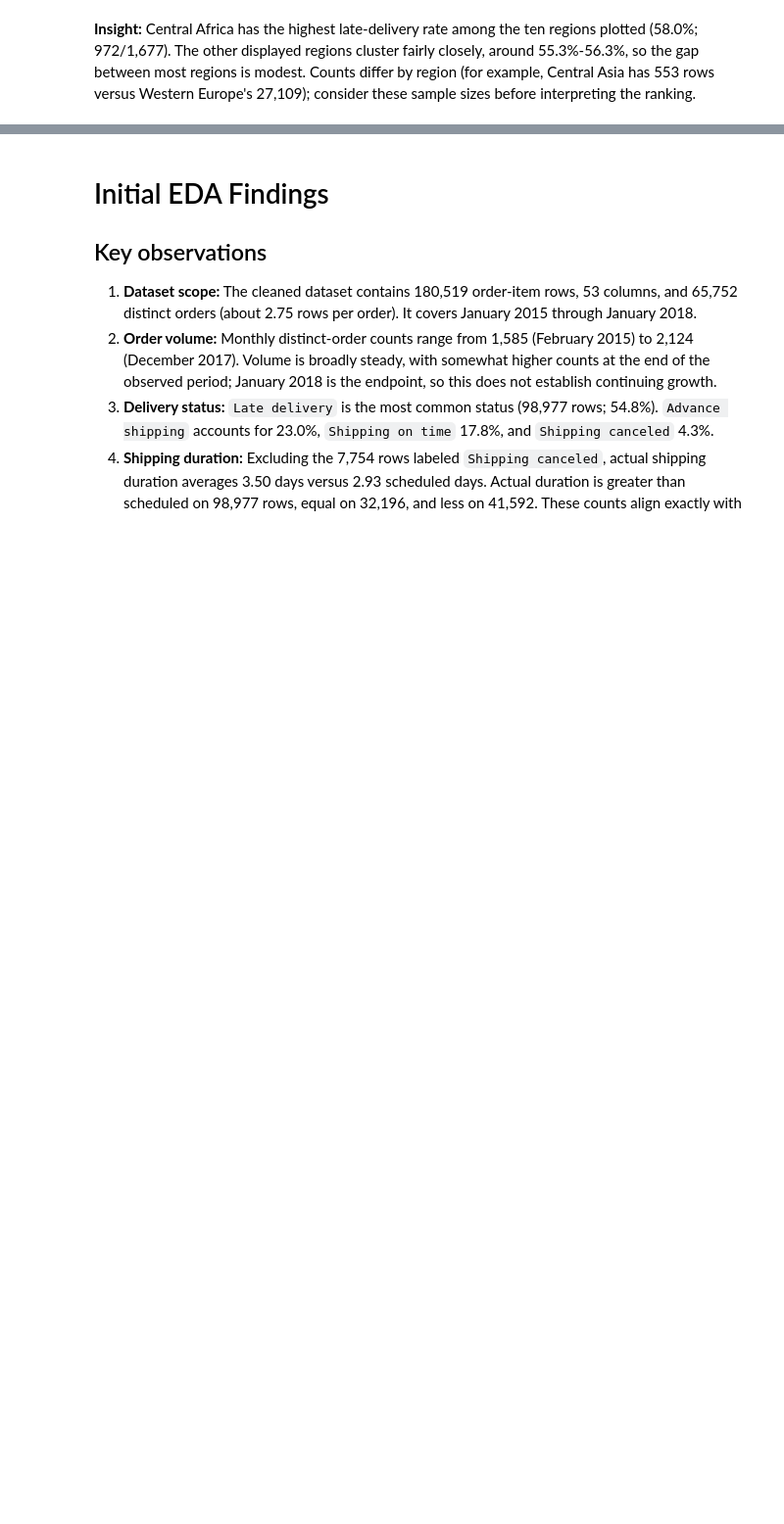
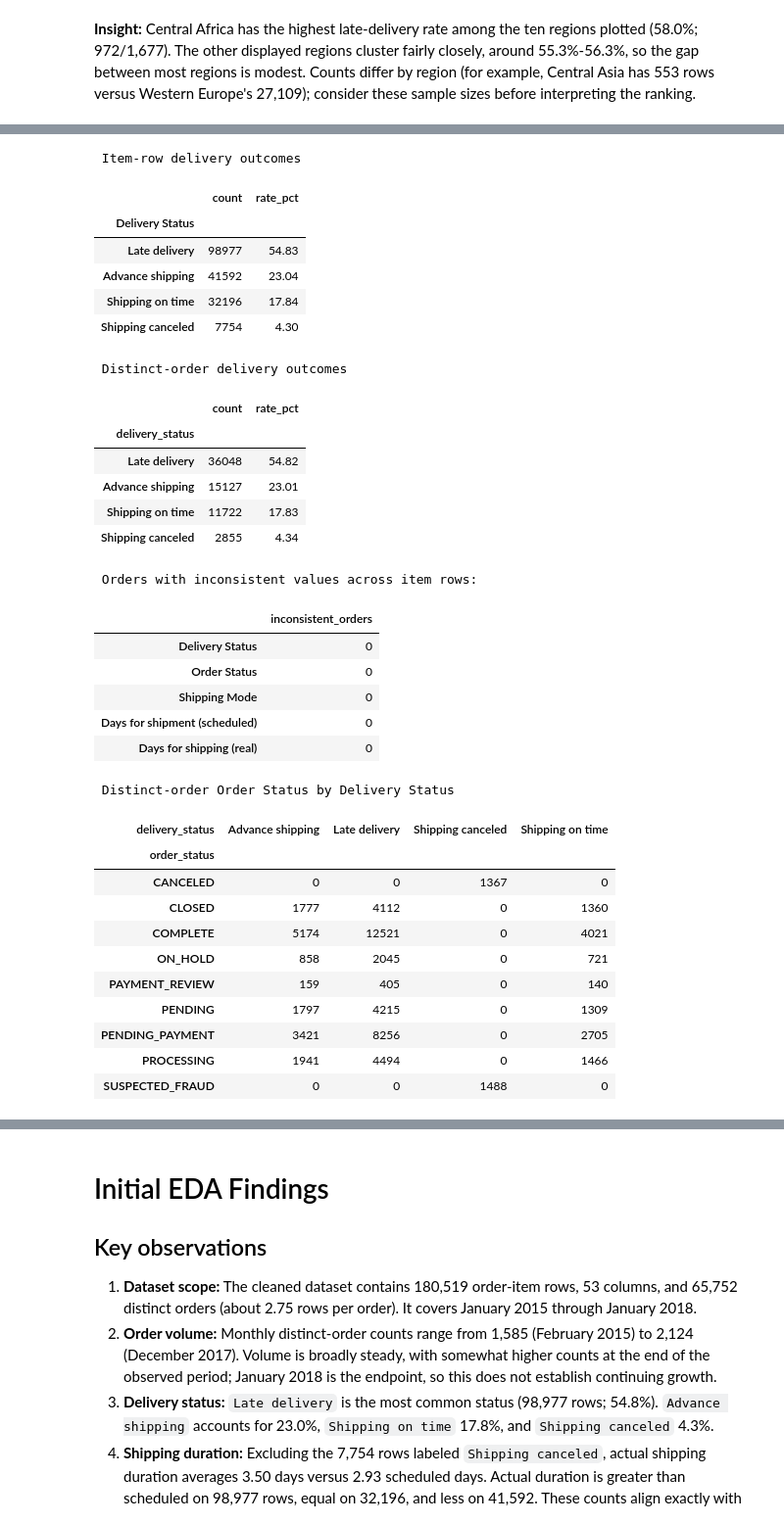
Before and after one commit to Hemanth-187/E-commerce-Delivery-Logistics-Performance-Analysis, a Jupyter notebook: notebooks/Initial_EDA.ipynb, the cells around one changed output, grey strips where cells are left out. Shown at 98% size. Drawn from its saved outputs; the diff is of its cells as text; code cells hidden in the pictures; blank space fills up the shorter version.

```diff
--- a/notebooks/Initial_EDA.ipynb
+++ b/notebooks/Initial_EDA.ipynb
@@ -379,0 +384,69 @@ West Asia             6009       3322      55.283741
+# %%
+order_level_eda = (
+    df.groupby("Order Id", as_index=False)
+      .agg(
+          delivery_status=("Delivery Status", "first"),
+          order_status=("Order Status", "first"),
+          shipping_mode=("Shipping Mode", "first"),
+          scheduled_days=("Days for shipment (scheduled)", "first"),
+          actual_days=("Days for shipping (real)", "first"),
+          order_date=("order date (DateOrders)", "first"),
+          item_count=("Order Item Id", "size")
+      )
+)
+
+row_status = df["Delivery Status"].value_counts().rename("count").to_frame()
+row_status["rate_pct"] = df["Delivery Status"].value_counts(normalize=True).mul(100)
+order_status_summary = order_level_eda["delivery_status"].value_counts().rename("count").to_frame()
+order_status_summary["rate_pct"] = (
+    order_level_eda["delivery_status"].value_counts(normalize=True).mul(100)
+)
+print("\n Item-row delivery outcomes")
+display(row_status.round(2))
+print("\n Distinct-order delivery outcomes")
+display(order_status_summary.round(2))
+
+order_fields = [
+    "Delivery Status", "Order Status", "Shipping Mode",
+    "Days for shipment (scheduled)", "Days for shipping (real)"
+]
+inconsistent_order_counts = df.groupby("Order Id")[order_fields].nunique().gt(1).sum()
+print("\n Orders with inconsistent values across item rows:")
+display(inconsistent_order_counts.rename("inconsistent_orders").to_frame())
+
+print("\n Distinct-order Order Status by Delivery Status")
+display(pd.crosstab(order_level_eda["order_status"], order_level_eda["delivery_status"]))
+# %% [output]
+ Item-row delivery outcomes
+|  | count | rate_pct |
+| Delivery Status |  |  |
+| Late delivery | 98977 | 54.83 |
+| Advance shipping | 41592 | 23.04 |
+| Shipping on time | 32196 | 17.84 |
+| Shipping canceled | 7754 | 4.30 |
+ Distinct-order delivery outcomes
+|  | count | rate_pct |
+| delivery_status |  |  |
+| Late delivery | 36048 | 54.82 |
+| Advance shipping | 15127 | 23.01 |
+| Shipping on time | 11722 | 17.83 |
+| Shipping canceled | 2855 | 4.34 |
+ Orders with inconsistent values across item rows:
+|  | inconsistent_orders |
+| Delivery Status | 0 |
+| Order Status | 0 |
+| Shipping Mode | 0 |
+| Days for shipment (scheduled) | 0 |
+| Days for shipping (real) | 0 |
+ Distinct-order Order Status by Delivery Status
+| delivery_status | Advance shipping | Late delivery | Shipping canceled | Shipping on time |
+| order_status |  |  |  |  |
+| CANCELED | 0 | 0 | 1367 | 0 |
+| CLOSED | 1777 | 4112 | 0 | 1360 |
+| COMPLETE | 5174 | 12521 | 0 | 4021 |
+| ON_HOLD | 858 | 2045 | 0 | 721 |
+| PAYMENT_REVIEW | 159 | 405 | 0 | 140 |
+| PENDING | 1797 | 4215 | 0 | 1309 |
+| PENDING_PAYMENT | 3421 | 8256 | 0 | 2705 |
+| PROCESSING | 1941 | 4494 | 0 | 1466 |
+| SUSPECTED_FRAUD | 0 | 0 | 1488 | 0 |
```
Also changed, not shown: parts of 7 cells of this notebook.
